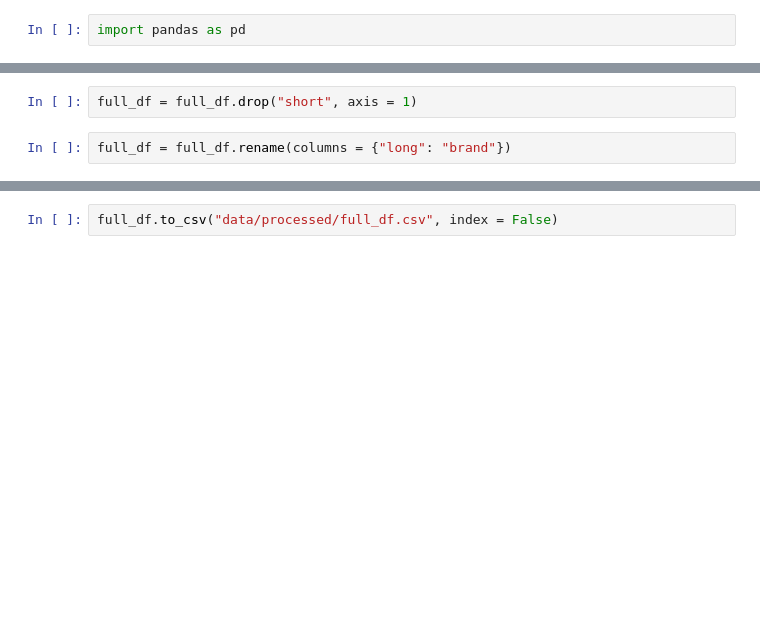
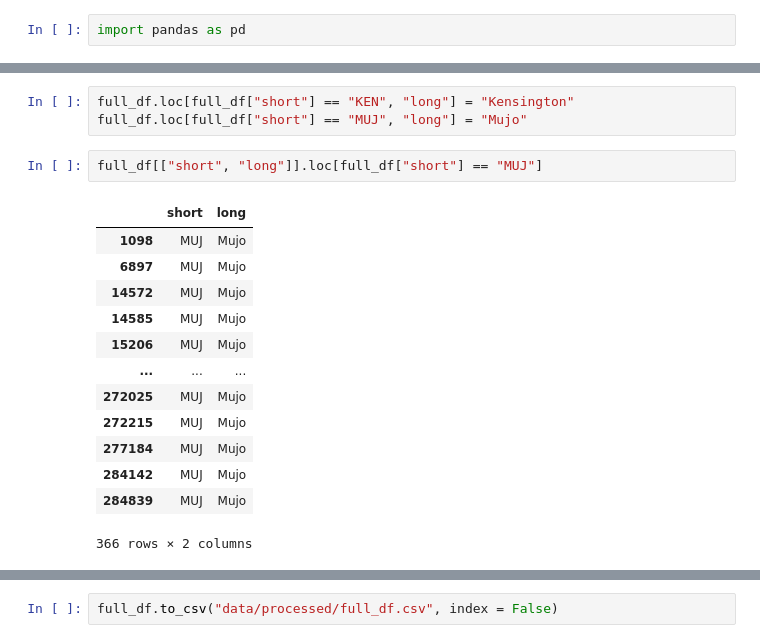
Before and after one commit to martinabt-dev/eniacproject2, a Jupyter notebook: main.ipynb, the cells around one changed output, grey strips where cells are left out. Saved outputs shown, nothing was run; the diff lists cells and outputs as text; blank space fills up the shorter version.

```diff
--- a/main.ipynb
+++ b/main.ipynb
@@ -12,4 +221,19 @@ full_df = products_df.merge(brands_df, on = "short", how = "left")
+# %%
+full_df.loc[full_df["short"] == "KEN", "long"] = "Kensington"
+full_df.loc[full_df["short"] == "MUJ", "long"] = "Mujo"
 # %%
-full_df = full_df.drop("short", axis = 1)
+full_df[["short", "long"]].loc[full_df["short"] == "MUJ"]
+# %% [output]
+|  | short | long |
+| 1098 | MUJ | Mujo |
+| 6897 | MUJ | Mujo |
+| 14572 | MUJ | Mujo |
+| 14585 | MUJ | Mujo |
+| 15206 | MUJ | Mujo |
+| ... | ... | ... |
+| 272025 | MUJ | Mujo |
+| 272215 | MUJ | Mujo |
+| 277184 | MUJ | Mujo |
+| 284142 | MUJ | Mujo |
+| 284839 | MUJ | Mujo |
+366 rows × 2 columns
-# %%
-full_df = full_df.rename(columns = {"long": "brand"})
```
Also changed, not shown: parts of 29 cells of this notebook, 1 other file.
